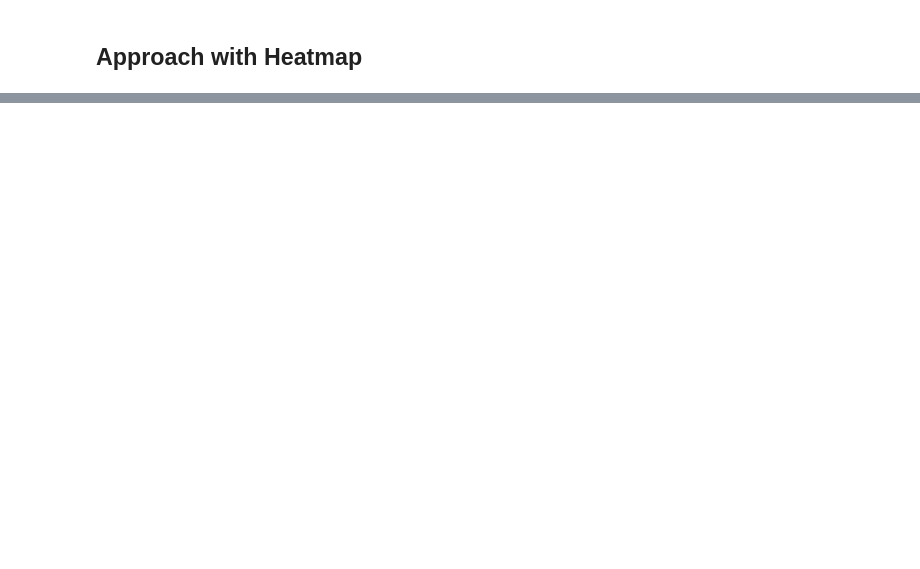
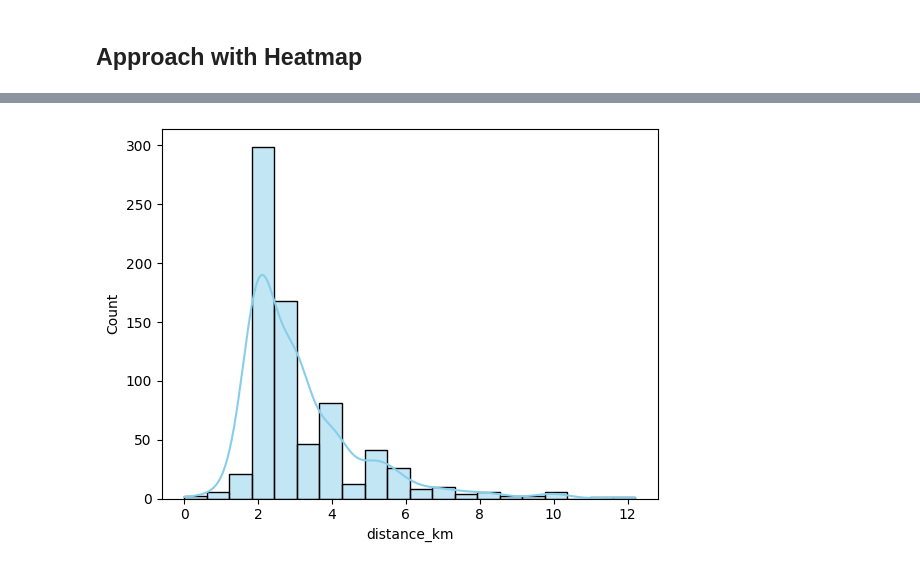
Before and after one commit to rotkehlxen/runbox, a Jupyter notebook: reference.ipynb, the cells around one changed output, grey strips where cells are left out. Cells and saved outputs as stored; diff of their text form; code cells hidden in the pictures; blank space fills up the shorter version.

```diff
--- a/reference.ipynb
+++ b/reference.ipynb
@@ -303,0 +233,12 @@ test.groupby("date")[["distance_km", "duration_min"]].sum().reset_index().\
+# %%
+# get back the run_names: pick the first name per day!
+run_names = run_df[['date','run_name']].drop_duplicates(subset=['date'], keep='last')
+# %%
+# join back the names
+run_df = run_df_agg.merge(run_names, on='date', how='left')
+# %%
+def find_places_in_name(sentence):
+    places = {'Berlin', 'Cisternino', 'Sarstedt', 'Wittenberg', 'Toulouse'}
+    words = sentence.replace(',','').split() # simple tokenization
+    match = list(set(words) & places)
+    return match[0] if match else ''
@@ -500,0 +464,5 @@ fig.show()
+# %%
+sns.histplot(run_df, x='distance_km', bins=20, kde=True, color="skyblue")
+plt.show()
+# %% [output]
+[figure, added]
```
Also changed, not shown: parts of 78 cells of this notebook, 2 other files.
